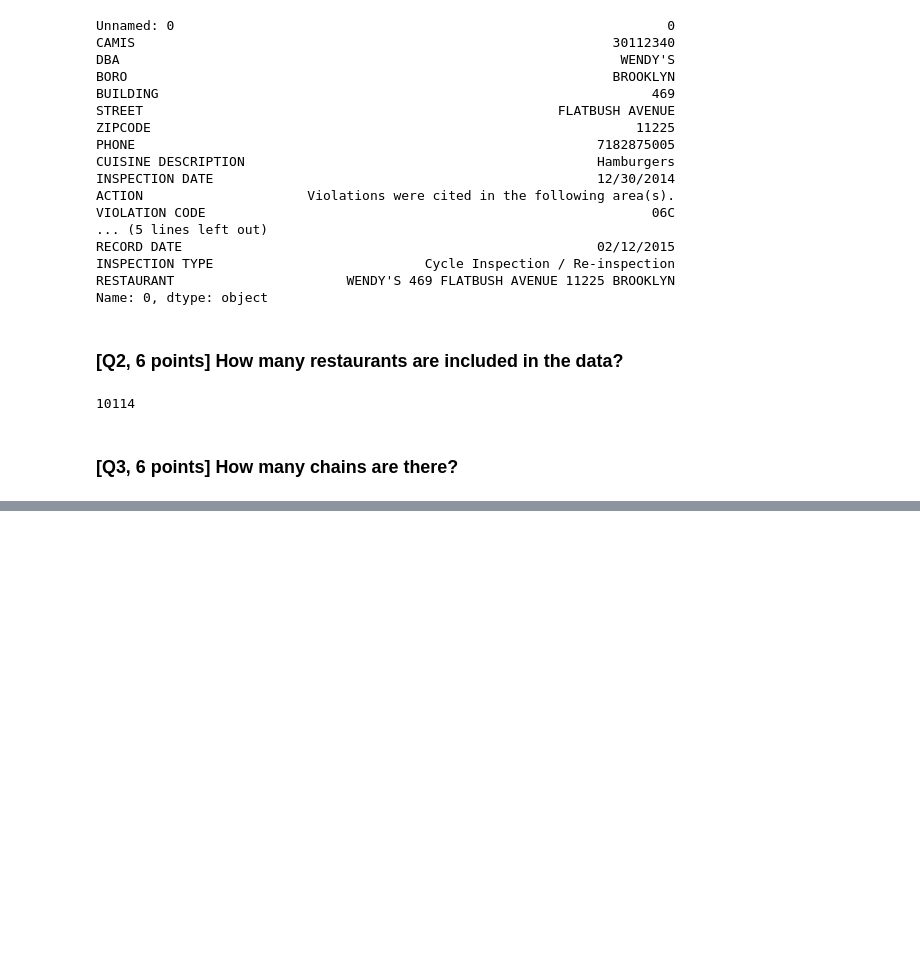
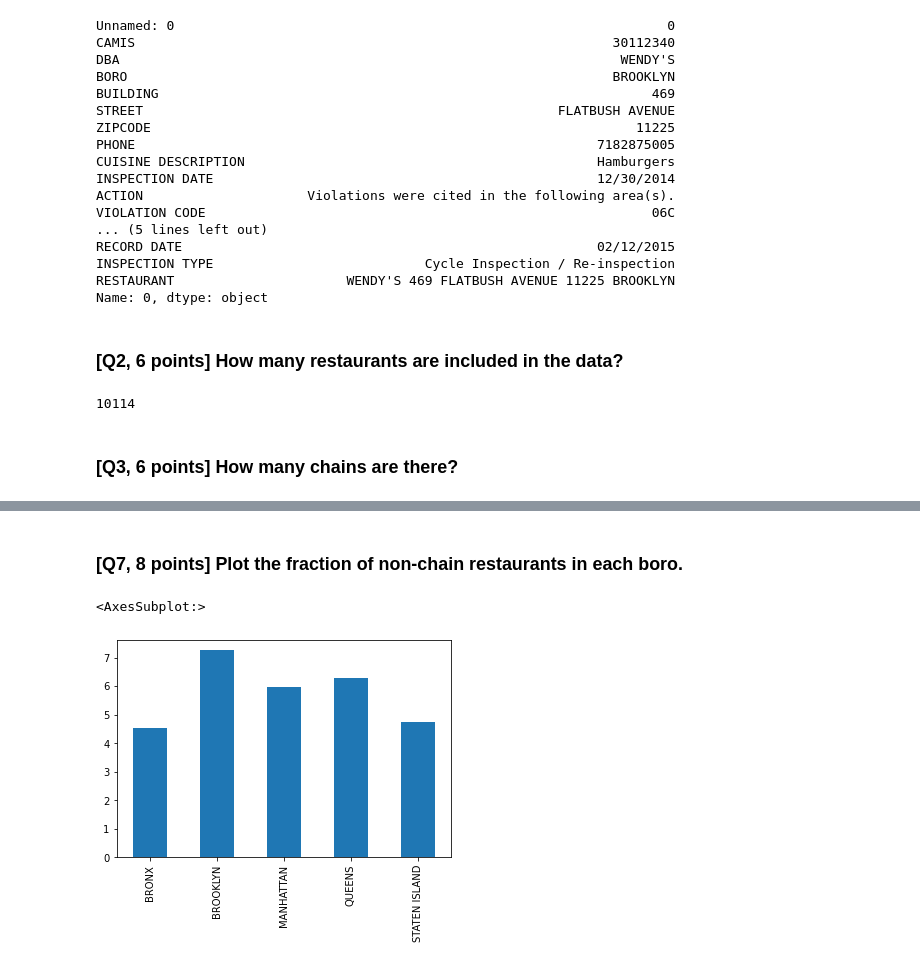
Before and after one commit to averyshepherd/MISs381N-hw2, a Jupyter notebook: HW2.ipynb, the cells around one changed output, grey strips where cells are left out. Cells and saved outputs as stored; diff of their text form; code cells hidden in the pictures; blank space fills up the shorter version.

```diff
--- a/HW2.ipynb
+++ b/HW2.ipynb
@@ -66,0 +96,7 @@ TypeError: '>' not supported between instances of 'DataFrameGroupBy' and 'int'
+# %% [markdown]
+### [Q7, 8 points] Plot the fraction of non-chain restaurants in each boro.
+# %%
+(df[df['DBA'].isin(non_chains.keys())]['BORO'].value_counts() / df[~df['DBA'].isin(non_chains.keys())]['BORO'].value_counts()).plot(kind = 'bar')
+# %% [output]
+<AxesSubplot:>
+[figure, added]
```
Also changed, not shown: parts of 15 cells of this notebook.
